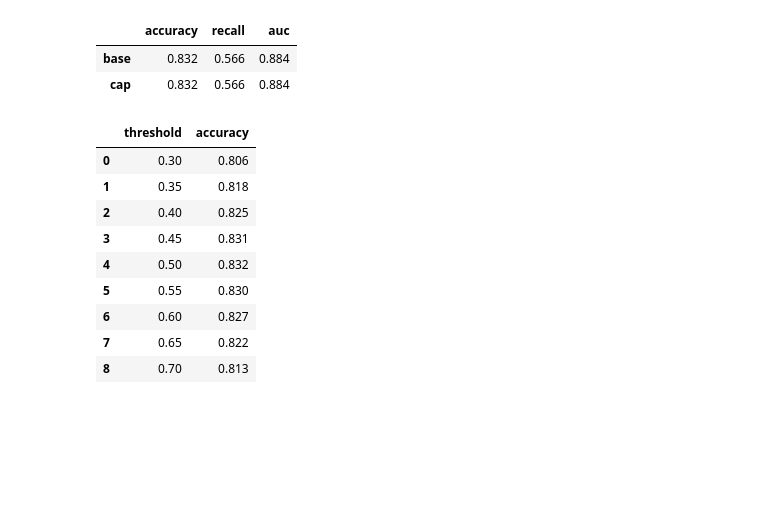
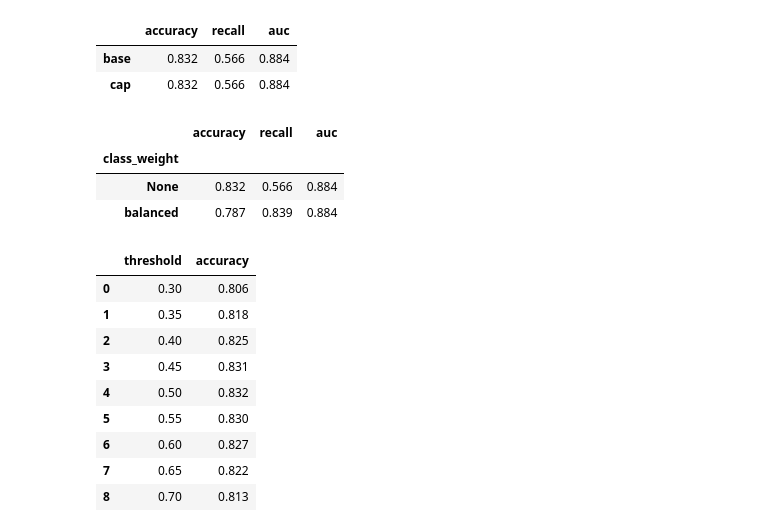
Before and after one commit to juliooo0/Team_A5, a Jupyter notebook: Predictive_Question.ipynb, the cells around one changed output. Drawn from its saved outputs; the diff is of its cells as text; code cells hidden in the pictures; blank space fills up the shorter version.

```diff
--- a/Predictive_Question.ipynb
+++ b/Predictive_Question.ipynb
@@ -646,6 +646,25 @@ cv_results.round(3)
 |  | accuracy | recall | auc |
 | base | 0.832 | 0.566 | 0.884 |
 | cap | 0.832 | 0.566 | 0.884 |
+# %%
+# logit: tuning class_weight (None vs extra weight on the rarer >50K class)
+rows = []
+for cw in [None, 'balanced']:
+    logit_pipe = Pipeline([
+        ('scale', ColumnTransformer([('num', StandardScaler(), num_cols)], remainder='passthrough')),
+        ('logit', LogisticRegression(max_iter=1000, class_weight=cw)),
+    ])
+    s = cross_validate(logit_pipe, X_train_base, y_train, cv=cv,
+                       scoring=['accuracy', 'recall', 'roc_auc'])
+    rows.append({'class_weight': str(cw), 'accuracy': s['test_accuracy'].mean(),
+                 'recall': s['test_recall'].mean(), 'auc': s['test_roc_auc'].mean()})
+
+pd.DataFrame(rows).set_index('class_weight').round(3)
+# %% [output]
+|  | accuracy | recall | auc |
+| class_weight |  |  |  |
+| None | 0.832 | 0.566 | 0.884 |
+| balanced | 0.787 | 0.839 | 0.884 |
 # %%
 
 pipe = Pipeline([
```
Also changed, not shown: parts of 17 cells of this notebook.
